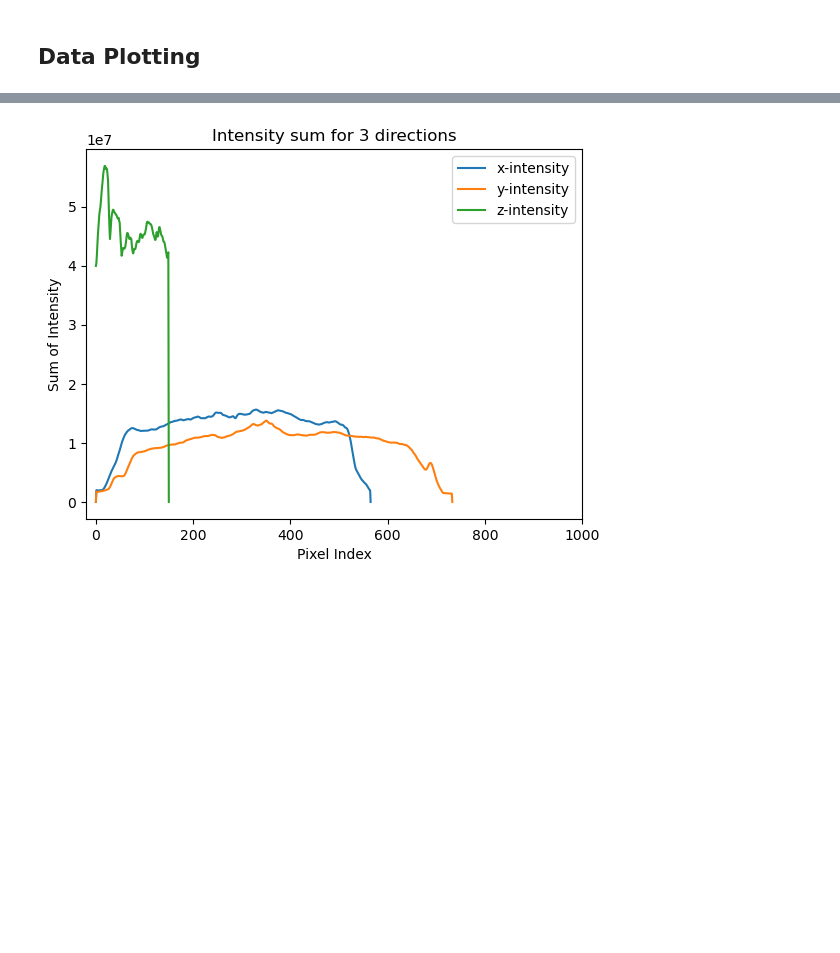
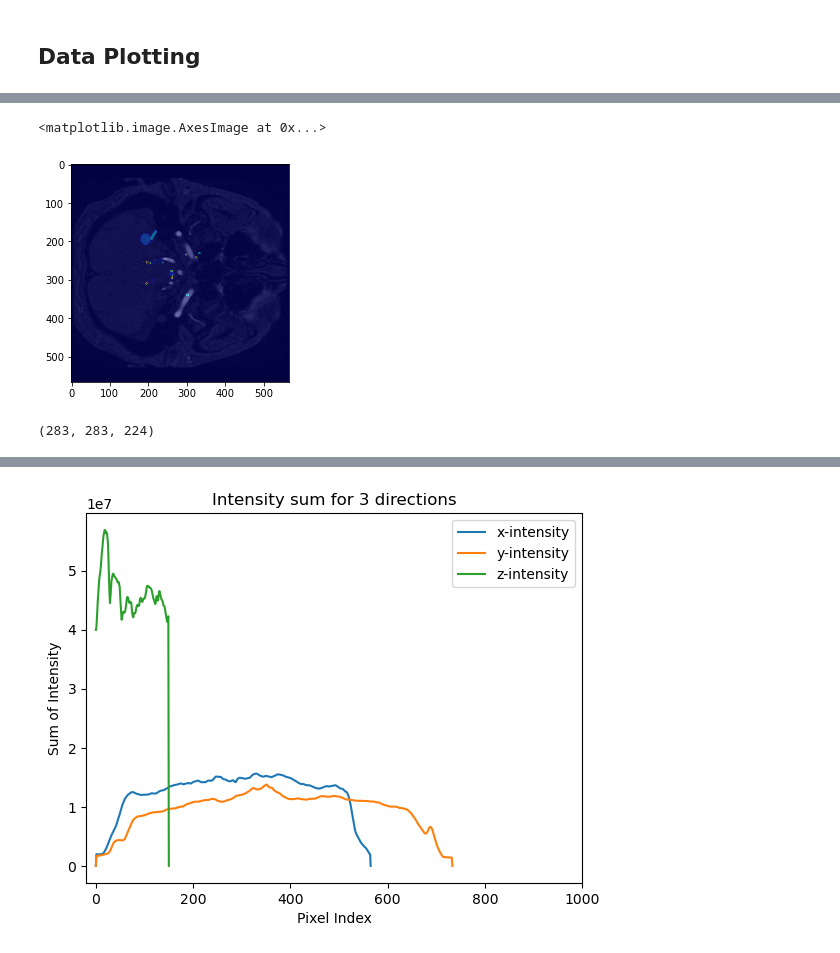
Before and after one commit to larshaupt/AneurysmSegmentation, a Jupyter notebook: preprocessing/data_preprocessing.ipynb, the cells around one changed output, grey strips where cells are left out. Cells and saved outputs as stored; diff of their text form; code cells hidden in the pictures; blank space fills up the shorter version.

```diff
--- a/preprocessing/data_preprocessing.ipynb
+++ b/preprocessing/data_preprocessing.ipynb
@@ -1096,0 +1167,14 @@ for i in range(len(x)):
+# %%
+x_data = h5py.File('/usr/bmicnas01/data-biwi-01/bmicdatasets/Processed/USZ_BrainArtery/USZ_BrainArtery_bias/data/10107525-MCA-new-Colors_x.h5', 'r')['data'][()]
+y_data = h5py.File('/usr/bmicnas01/data-biwi-01/bmicdatasets/Processed/USZ_BrainArtery/USZ_BrainArtery_bias/data/10107525-MCA-new-Colors_y.h5', 'r')['data'][()]
+
+i = int(np.where(y_data == 4)[2][0])
+plt.imshow(x_data[:,:,i], cmap='gray')
+plt.imshow(y_data[:,:,i], cmap='jet', alpha=0.5)
+# %% [output]
+<matplotlib.image.AxesImage at 0x...>
+[figure, added]
+# %%
+y_data.shape
+# %% [output]
+(283, 283, 224)
```
Also changed, not shown: parts of 20 cells of this notebook, 25 other files.
